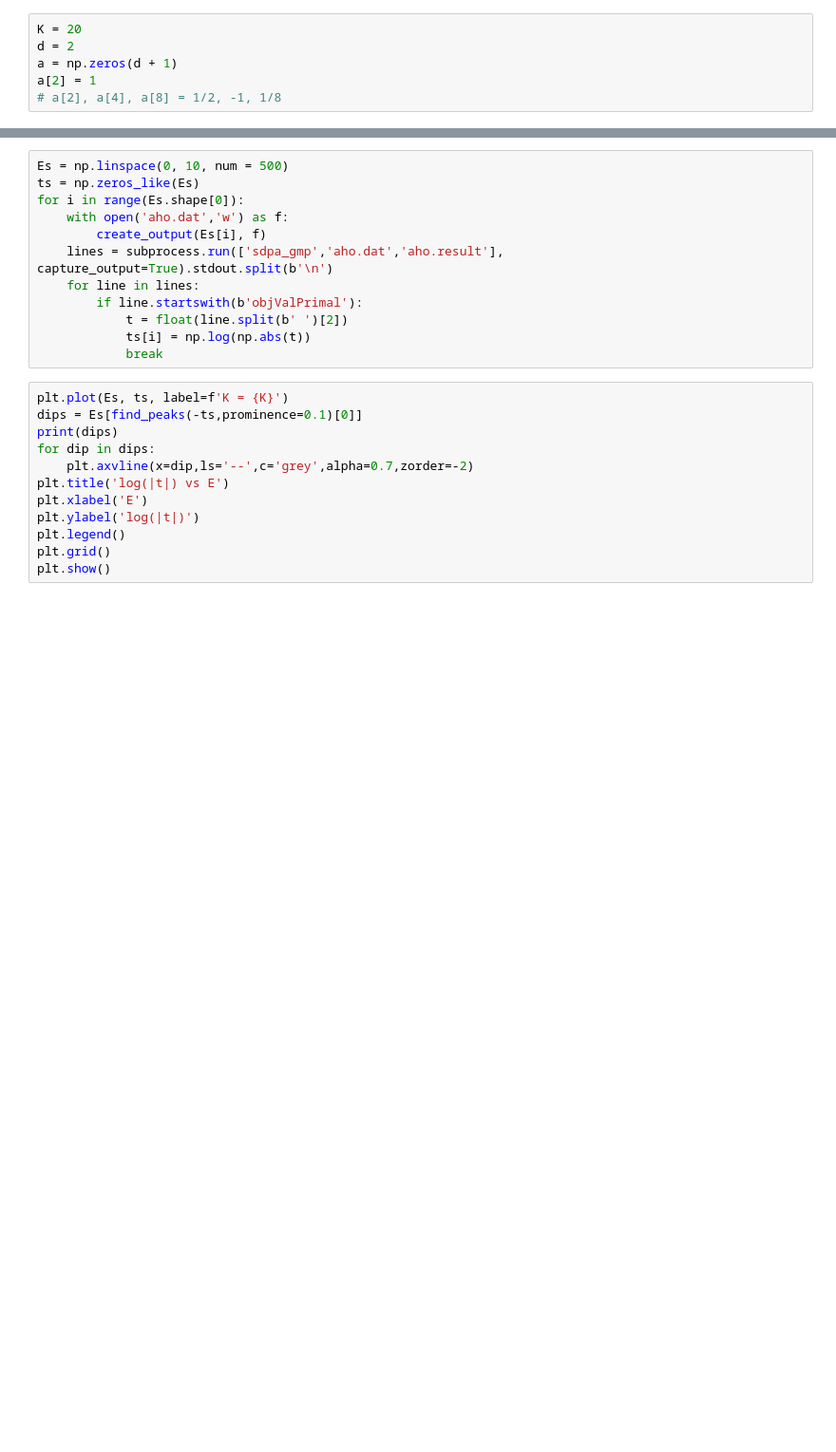
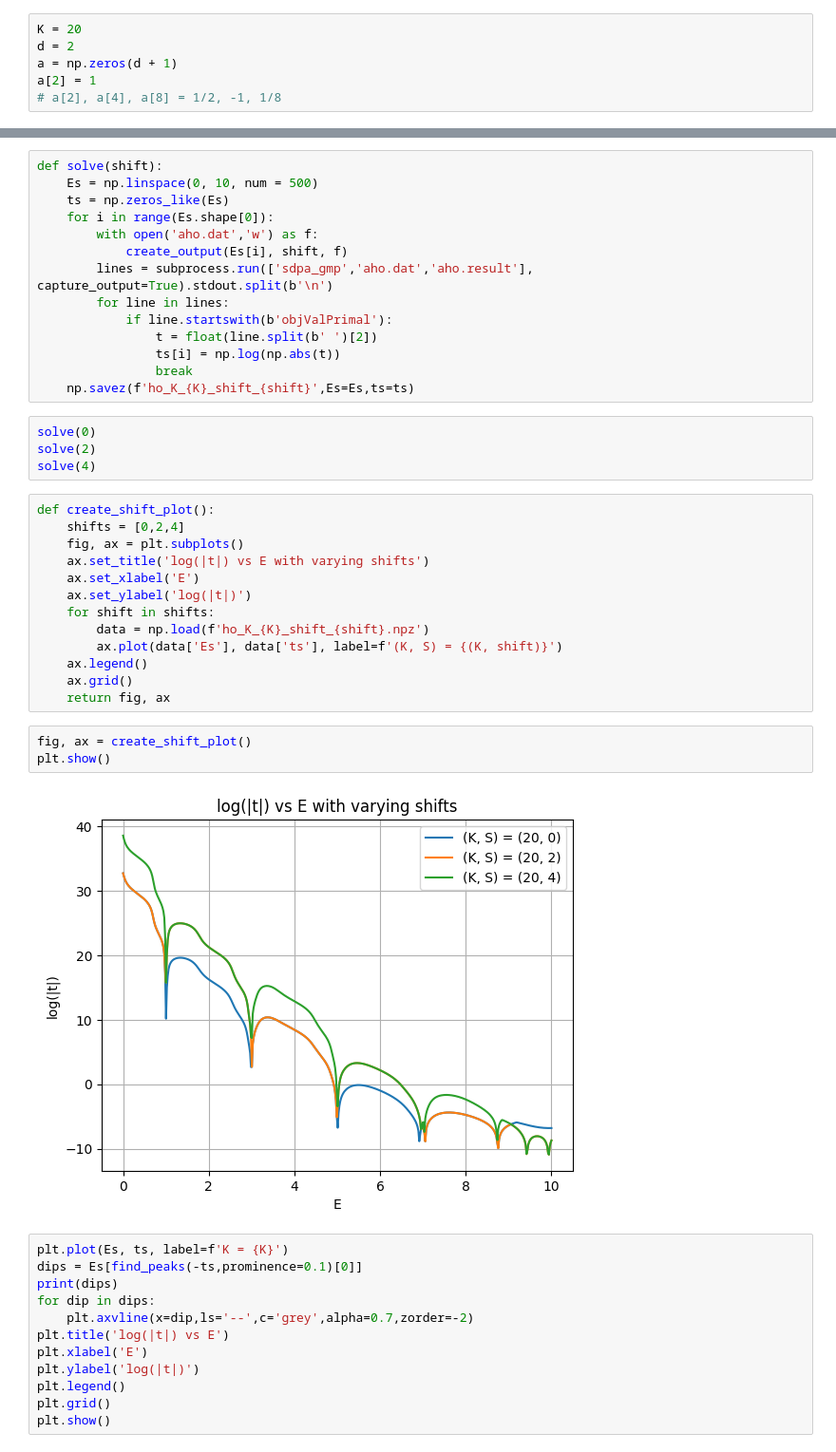
Before and after one commit to Newtech66/mtp-matrix-bootstrap, a Jupyter notebook: sdpa/sdpa_solve.ipynb, the cells around one changed output, grey strips where cells are left out. Shown at 95% size. Cells and saved outputs as stored; diff of their text form; blank space fills up the shorter version.

Commit message:
shifts plot

```diff
--- a/sdpa/sdpa_solve.ipynb
+++ b/sdpa/sdpa_solve.ipynb
@@ -51,17 +52,41 @@ def create_output(energy, file):
         for Fmat in Fmats:
             print(*Fmat.reshape(-1))
 # %%
-Es = np.linspace(0, 10, num = 500)
-ts = np.zeros_like(Es)
-for i in range(Es.shape[0]):
-    with open('aho.dat','w') as f:
-        create_output(Es[i], f)
-    lines = subprocess.run(['sdpa_gmp','aho.dat','aho.result'], capture_output=True).stdout.split(b'\n')
-    for line in lines:
-        if line.startswith(b'objValPrimal'):
-            t = float(line.split(b' ')[2])
-            ts[i] = np.log(np.abs(t))
-            break
+def solve(shift):
+    Es = np.linspace(0, 10, num = 500)
+    ts = np.zeros_like(Es)
+    for i in range(Es.shape[0]):
+        with open('aho.dat','w') as f:
+            create_output(Es[i], shift, f)
+        lines = subprocess.run(['sdpa_gmp','aho.dat','aho.result'], capture_output=True).stdout.split(b'\n')
+        for line in lines:
+            if line.startswith(b'objValPrimal'):
+                t = float(line.split(b' ')[2])
+                ts[i] = np.log(np.abs(t))
+                break
+    np.savez(f'ho_K_{K}_shift_{shift}',Es=Es,ts=ts)
+# %%
+solve(0)
+solve(2)
+solve(4)
+# %%
+def create_shift_plot():
+    shifts = [0,2,4]
+    fig, ax = plt.subplots()
+    ax.set_title('log(|t|) vs E with varying shifts')
+    ax.set_xlabel('E')
+    ax.set_ylabel('log(|t|)')
+    for shift in shifts:
+        data = np.load(f'ho_K_{K}_shift_{shift}.npz')
+        ax.plot(data['Es'], data['ts'], label=f'(K, S) = {(K, shift)}')
+    ax.legend()
+    ax.grid()
+    return fig, ax
+# %%
+fig, ax = create_shift_plot()
+plt.show()
+# %% [output]
+[figure, added]
 # %%
 plt.plot(Es, ts, label=f'K = {K}')
 dips = Es[find_peaks(-ts,prominence=0.1)[0]]
```
Also changed, not shown: parts of 2 cells of this notebook, 6 other files.
